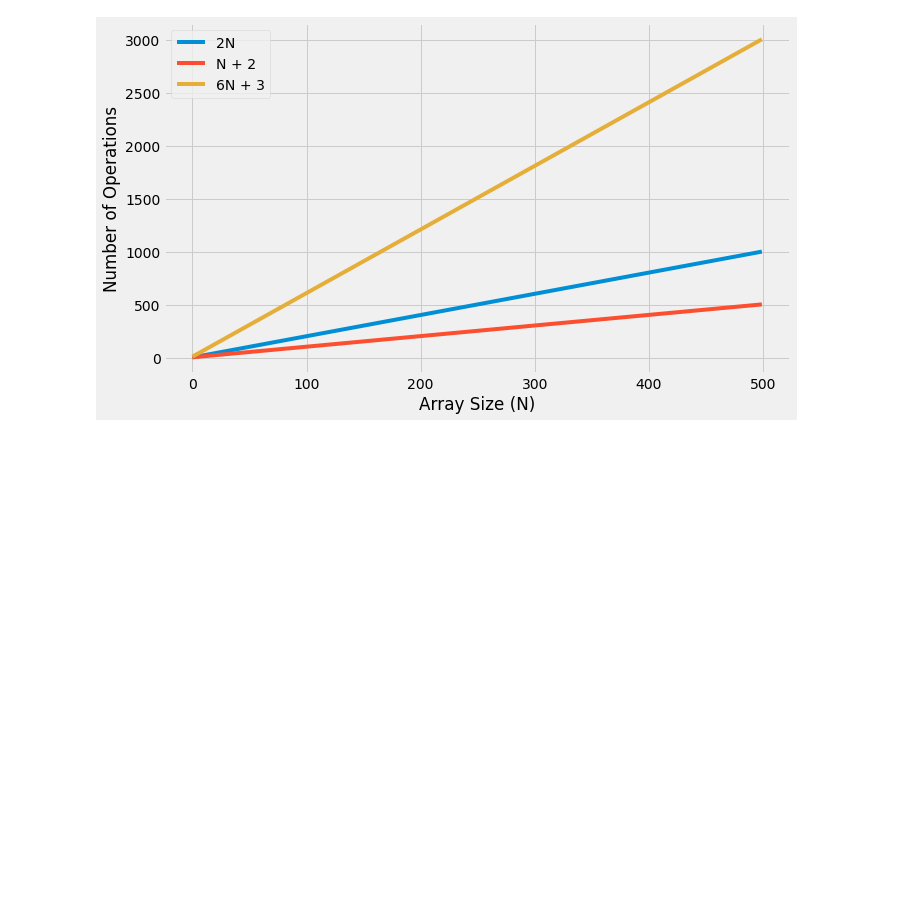
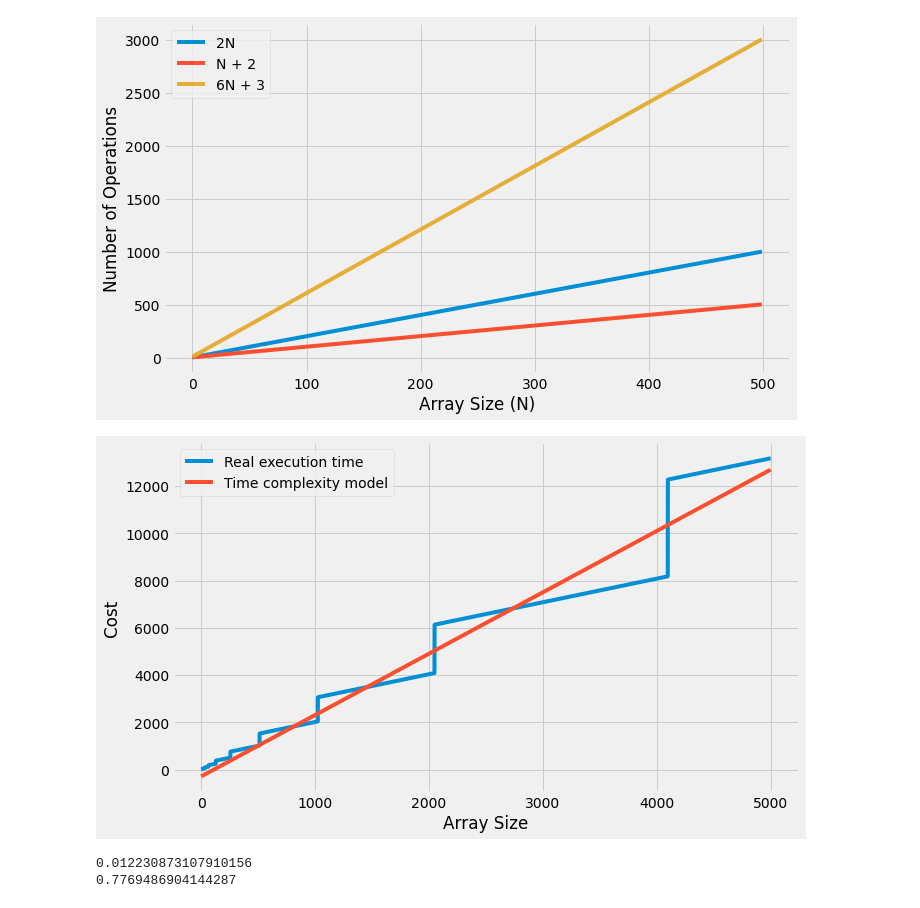
Before and after one commit to ivanovitchm/datastructure, a Jupyter notebook: lessons/week_03/complementary_notebook.ipynb, the cells around one changed output. Saved outputs shown, nothing was run; the diff lists cells and outputs as text; code cells hidden in the pictures; blank space fills up the shorter version.

```diff
--- a/lessons/week_03/complementary_notebook.ipynb
+++ b/lessons/week_03/complementary_notebook.ipynb
@@ -65,3 +67,73 @@ ax.legend()
 plt.show()
 # %% [output]
 [figure]
+# %%
+import matplotlib.pyplot as plt
+
+def append_cost(array_length, list_length):
+    if array_length == list_length:
+        return array_length
+    return 1
+
+def append_N_list_cost(N):
+    array_length = 1 # initially the array will have length 1
+    list_length = 0 # initially the list has 0 elements
+    total_cost = 0 # this variable will keep track of the total cost
+    for i in range(N):
+        total_cost = append_cost(array_length, list_length)
+        total_cost += cost
+        # update the array and list lengths
+        if array_length == list_length:
+            array_length *= 2
+        list_length += 1
+    return total_cost
+
+# add you code below
+costs = []
+for i in range(5000):
+    cost = append_N_list_cost(i)
+    costs.append(cost)
+# %%
+fig, ax = plt.subplots(1,1,figsize=(10,6))
+ax.plot(costs,label="Real execution time")
+ax.set_xlabel("Array Size")
+ax.set_ylabel("Cost")
+
+size = len(costs)
+
+z = np.polyfit(range(0, size),costs, 1)
+p = np.poly1d(z)
+
+ax.plot(range(0, size),p(range(0, size)),label="Time complexity model")
+ax.legend()
+plt.show()
+# %% [output]
+[figure, added]
+# %%
+def add_with_append(N):
+    values = []
+    for i in range(N):
+        values.append(i)
+    return values
+
+def add_with_insert(N):
+    values = []
+    for i in range(N):
+        values.insert(0, i)
+    return values
+
+start = time.time()
+add_with_append(50000)
+end = time.time()
+time_append = end - start
+
+start = time.time()
+add_with_insert(50000)
+end = time.time()
+time_insert = end - start
+
+print(time_append)
+print(time_insert)
+# %% [output]
+0.012230873107910156
+0.7769486904144287
```
Also changed, not shown: parts of 6 cells of this notebook, 1 other file.
